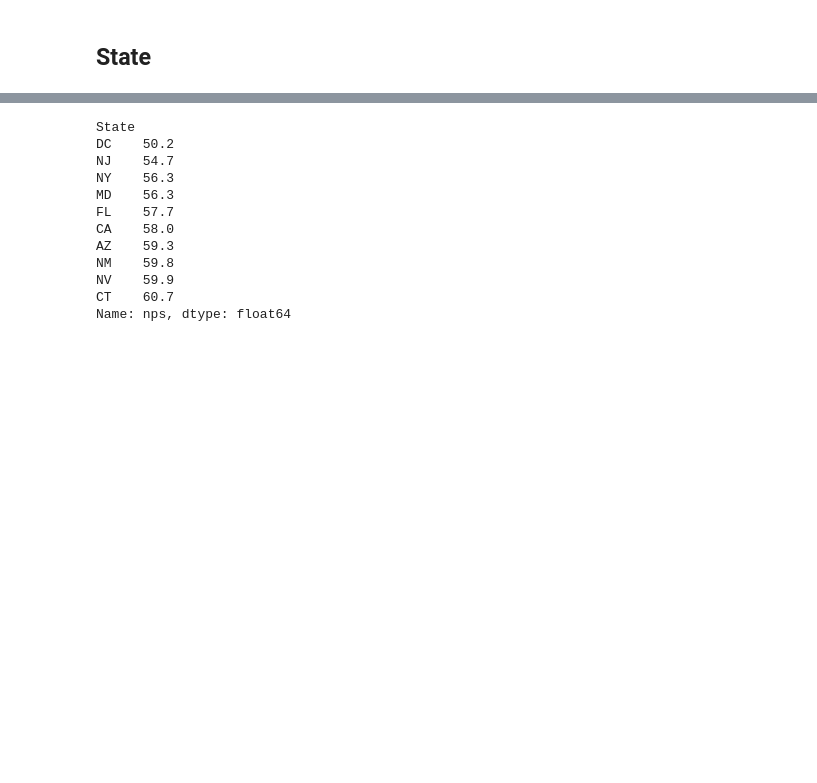
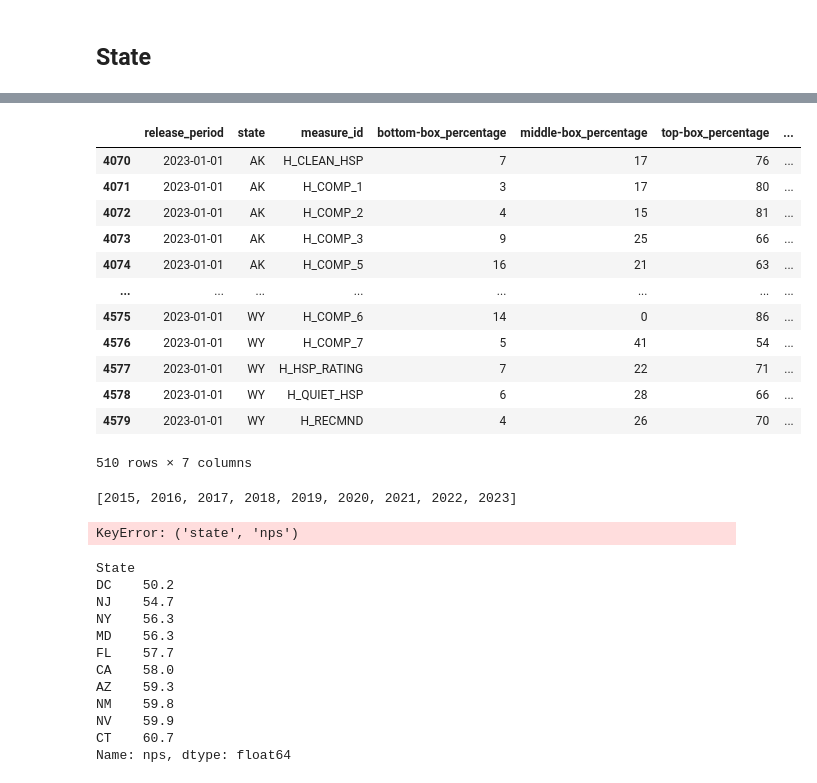
Before and after one commit to andyguo0228/maven_healthcare, a Jupyter notebook: maven_healthcare.ipynb, the cells around one changed output, grey strips where cells are left out. Drawn from its saved outputs; the diff is of its cells as text; code cells hidden in the pictures; blank space fills up the shorter version.

```diff
--- a/maven_healthcare.ipynb
+++ b/maven_healthcare.ipynb
@@ -115,0 +93,32 @@ state_results_2021
+# %%
+# format column names and calculate nps
+state_results.columns = state_results.columns.str.lower().str.replace(' ', '_')
+state_results['nps'] = state_results['top-box_percentage'] - state_results['bottom-box_percentage']
+# %% [output]
+|  | release_period | state | measure_id | bottom-box_percentage | middle-box_percentage | top-box_percentage | ... |
+| 4070 | 2023-01-01 | AK | H_CLEAN_HSP | 7 | 17 | 76 | ... |
+| 4071 | 2023-01-01 | AK | H_COMP_1 | 3 | 17 | 80 | ... |
+| 4072 | 2023-01-01 | AK | H_COMP_2 | 4 | 15 | 81 | ... |
+| 4073 | 2023-01-01 | AK | H_COMP_3 | 9 | 25 | 66 | ... |
+| 4074 | 2023-01-01 | AK | H_COMP_5 | 16 | 21 | 63 | ... |
+| ... | ... | ... | ... | ... | ... | ... | ... |
+| 4575 | 2023-01-01 | WY | H_COMP_6 | 14 | 0 | 86 | ... |
+| 4576 | 2023-01-01 | WY | H_COMP_7 | 5 | 41 | 54 | ... |
+| 4577 | 2023-01-01 | WY | H_HSP_RATING | 7 | 22 | 71 | ... |
+| 4578 | 2023-01-01 | WY | H_QUIET_HSP | 6 | 28 | 66 | ... |
+| 4579 | 2023-01-01 | WY | H_RECMND | 4 | 26 | 70 | ... |
+510 rows × 7 columns
+# %%
+df = state_results.copy()
+df.release_period = df.release_period.dt.year
+year_list = df.release_period.unique().tolist()
+
+df1 =
+for year in year_list:
+    a = df[df.release_period == year]
+# %% [output]
+[2015, 2016, 2017, 2018, 2019, 2020, 2021, 2022, 2023]
+# %%
+df[df.release_period == 2023]['state', 'nps']
+# %% [output]
+KeyError: ('state', 'nps')
```
Also changed, not shown: parts of 3 cells of this notebook.
